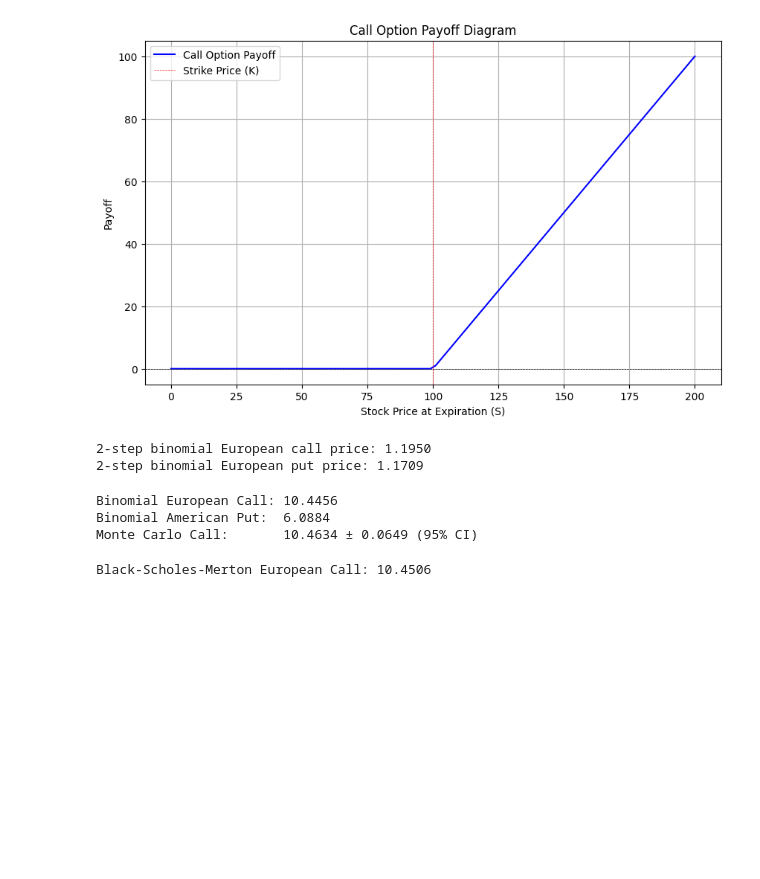
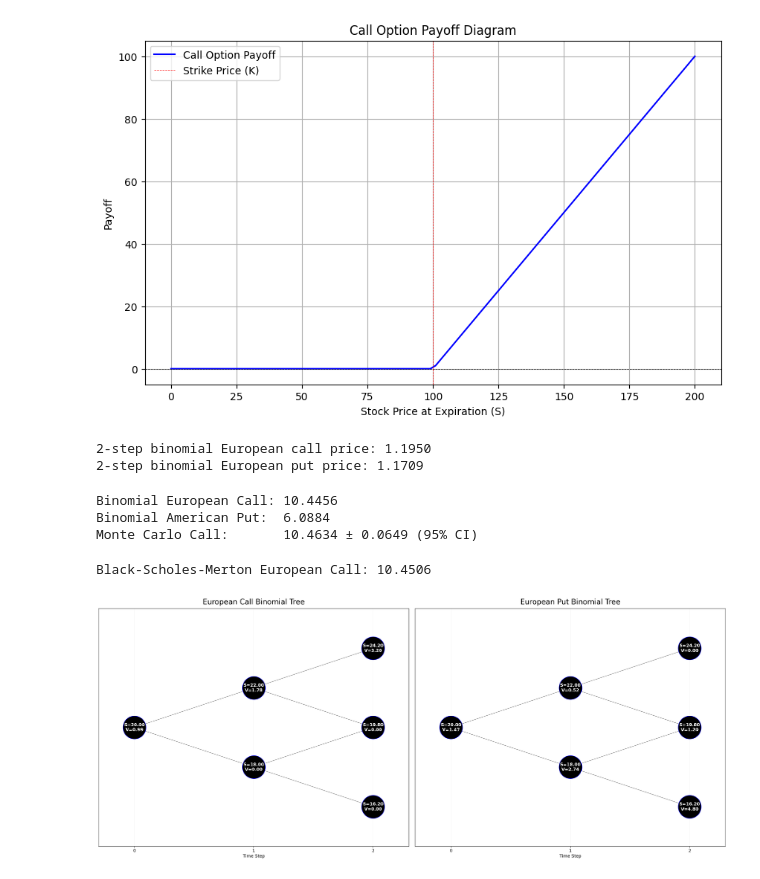
Before and after one commit to mmuzammil97/quant-finn001, a Jupyter notebook: binomial-trees-basics.ipynb, the cells around one changed output. Saved outputs shown, nothing was run; the diff lists cells and outputs as text; code cells hidden in the pictures; blank space fills up the shorter version.

Commit message:
New function to visualize the trees.

```diff
--- a/binomial-trees-basics.ipynb
+++ b/binomial-trees-basics.ipynb
@@ -175,3 +175,82 @@ bsm_call = black_scholes_merton_call(S0, K, T, r, sigma, q)
 print(f"Black-Scholes-Merton European Call: {bsm_call:.4f}")
 # %% [output]
 Black-Scholes-Merton European Call: 10.4506
+# %%
+# Visualize binomial trees with option values at each node (European call and put)
+# new function that uses recursion to print a K-step binomial tree
+
+def build_stock_tree(S0, u, d, steps):
+    return [[S0 * (u ** j) * (d ** (i - j)) for j in range(i + 1)] for i in range(steps + 1)]
+
+def build_option_tree(stock_tree, K, r, dt, u, d, option_type="call"):
+    steps = len(stock_tree) - 1
+    option_tree = [[0.0] * (i + 1) for i in range(steps + 1)]
+
+    if option_type == "call":
+        option_tree[steps] = [max(s - K, 0.0) for s in stock_tree[steps]]
+    elif option_type == "put":
+        option_tree[steps] = [max(K - s, 0.0) for s in stock_tree[steps]]
+    else:
+        raise ValueError("option_type must be 'call' or 'put'.")
+
+    p = (math.exp(r * dt) - d) / (u - d)
+    disc = math.exp(-r * dt)
+
+    for i in range(steps - 1, -1, -1):
+        for j in range(i + 1):
+            continuation = p * option_tree[i + 1][j + 1] + (1 - p) * option_tree[i + 1][j]
+            option_tree[i][j] = disc * continuation
+
+    return option_tree
+
+def plot_tree(ax, stock_tree, option_tree, title, y_scale=2.8):
+    steps = len(stock_tree) - 1
+
+    # Draw edges first
+    for i in range(steps):
+        for j in range(i + 1):
+            x0, y0 = i, y_scale * (2 * j - i)
+            x_up, y_up = i + 1, y_scale * (2 * (j + 1) - (i + 1))
+            x_dn, y_dn = i + 1, y_scale * (2 * j - (i + 1))
+            ax.plot([x0, x_up], [y0, y_up], color="gray", lw=1)
+            ax.plot([x0, x_dn], [y0, y_dn], color="gray", lw=1)
+
+    # Draw and label nodes
+    for i in range(steps + 1):
+        for j in range(i + 1):
+            x, y = i, y_scale * (2 * j - i)
+            s_val = stock_tree[i][j]
+            v_val = option_tree[i][j]
+            ax.scatter(x, y, s=4000, color="black", edgecolor="blue", zorder=3)
+            ax.text(x, y, f"S={s_val:.2f}\nV={v_val:.2f}", ha="center", fontweight="bold", va="center", fontsize=12, color="white", zorder=4)
+
+    ax.set_title(title, fontsize=20, pad=12)
+    ax.set_xlabel("Time Step", fontsize=12)
+    ax.set_xticks(range(steps + 1))
+    ax.tick_params(axis="x", labelsize=11)
+    ax.set_yticks([])
+    ax.grid(alpha=0.15)
+
+# Parameters
+S0 = 20
+K = 21
+rb = 0.15
+u = 1.1
+d = 0.9
+T = 2 / 12
+steps = 2
+dt = T / steps
+
+stock_tree = build_stock_tree(S0, u, d, steps)
+call_tree = build_option_tree(stock_tree, K, rb, dt, u, d, option_type="call")
+put_tree = build_option_tree(stock_tree, K, rb, dt, u, d, option_type="put")
+
+fig, axes = plt.subplots(1, 2, figsize=(24, 10), dpi=140, constrained_layout=True)
+plot_tree(axes[0], stock_tree, call_tree, "European Call Binomial Tree")
+plot_tree(axes[1], stock_tree, put_tree, "European Put Binomial Tree")
+
+for ax in axes:
+    ax.margins(x=0.15, y=0.25)
+plt.show()
+# %% [output]
+[figure, added]
```
